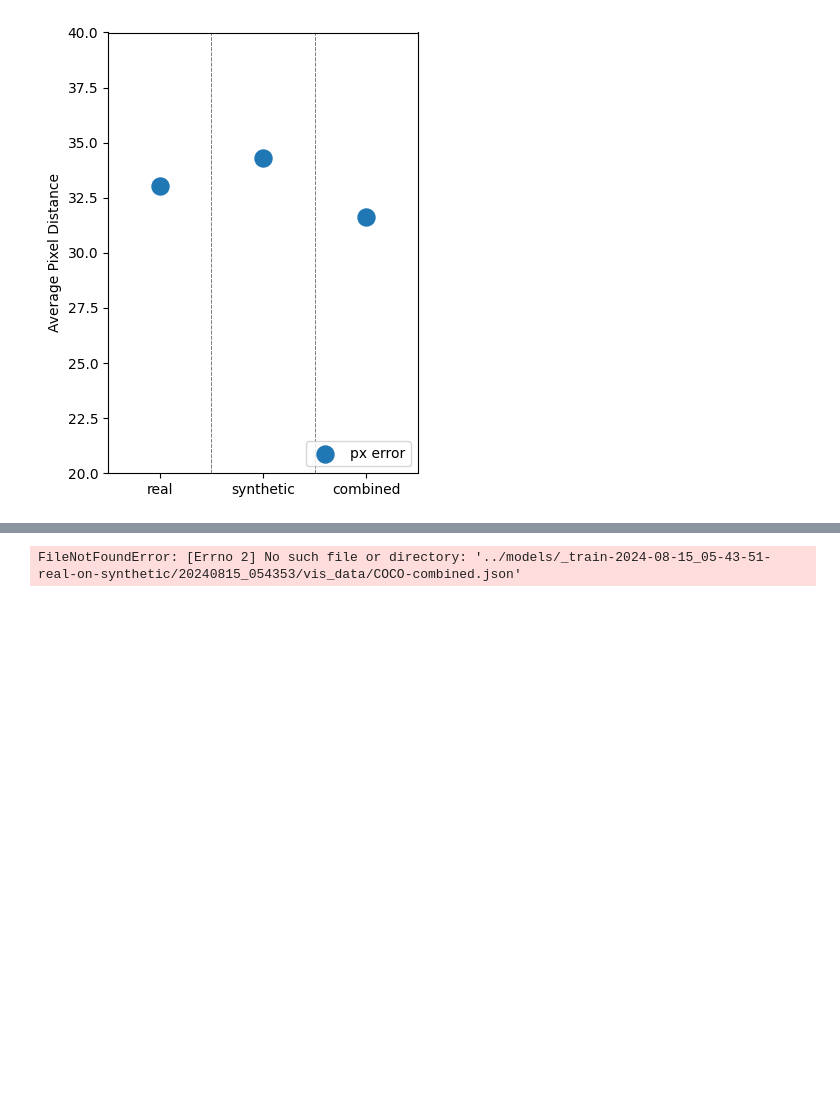
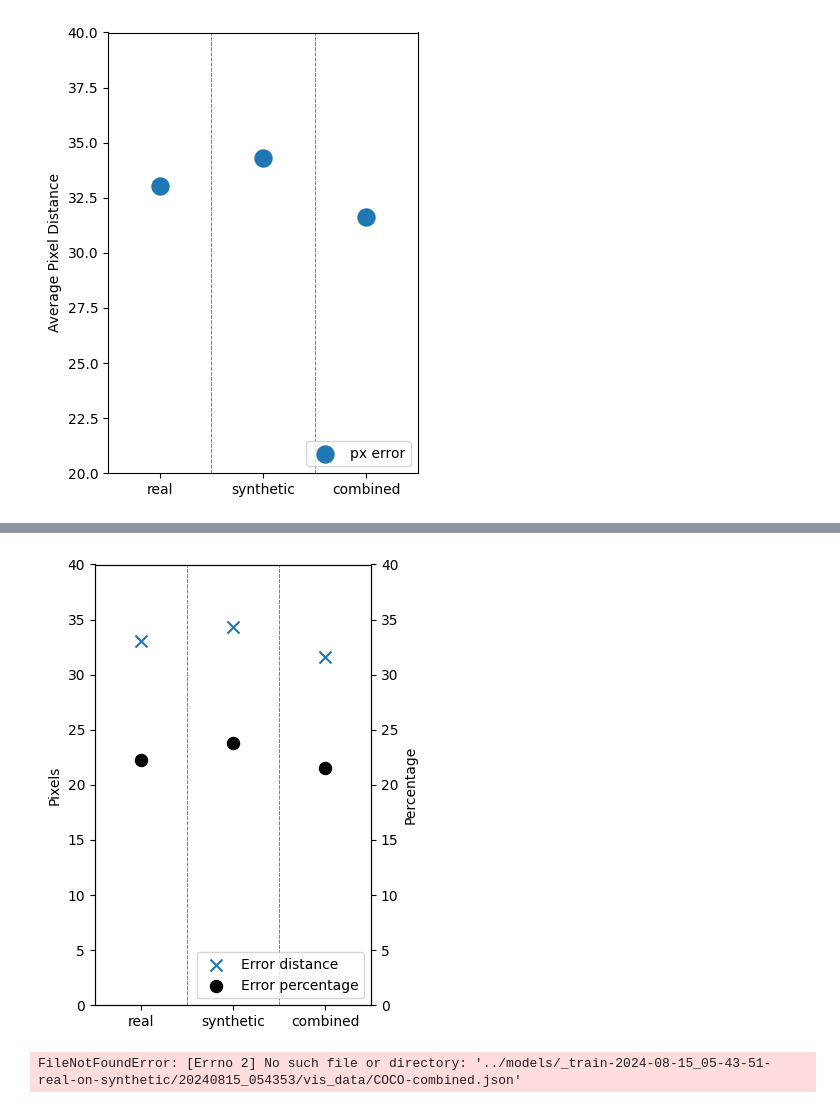
Before and after one commit to Galiold/mmpose-synthetic-tune, a Jupyter notebook: notebooks/evaluation.ipynb, the cells around one changed output, grey strips where cells are left out. Drawn from its saved outputs; the diff is of its cells as text; code cells hidden in the pictures; blank space fills up the shorter version.

```diff
--- a/notebooks/evaluation.ipynb
+++ b/notebooks/evaluation.ipynb
@@ -441,3 +494,36 @@ plt.show()
+# %%
+categories = ['real', 'synthetic', 'combined']
+pixel_errors = [np.mean(real_pixel_distance), np.mean(synthetic_pixel_distance), np.mean(combined_pixel_distance)]  # For real, synthetic, and mixed
+pixel_error_percentages = [np.mean(real_pixel_percentage) * 100, np.mean(synthetic_pixel_percentage) * 100, np.mean(combined_pixel_percentage) * 100]  # For real, synthetic, and mixed
+
+
+fig, ax1 = plt.subplots(figsize=(4, 5))
+scatter1 = ax1.scatter(categories, pixel_errors, marker='x', label='Error distance', s=75)
+ax1.set_ylabel('Pixels')
+ax1.set_ylim(0, 40)
+
+ax2 = ax1.twinx()
+scatter2 = ax2.scatter(categories, pixel_error_percentages, marker='o', label='Error percentage', s=75, color='black')
+ax2.set_ylim(0, 40)
+ax2.set_ylabel('Percentage')
+
+category_indices = np.arange(len(categories))
+for i in range(len(categories) - 1):
+    x_pos = (i + i + 1) / 2
+    plt.axvline(x=x_pos, color='grey', linestyle='--', linewidth=0.7)
+    plt.axvline(x=x_pos, color='grey', linestyle='--', linewidth=0.7)
+
+plt.xlim(-0.5, len(categories) - 0.5)
+
+scatters = [scatter1, scatter2]
+labels = [s.get_label() for s in scatters]
+plt.legend(scatters, labels, loc='lower right')
+
+plt.tight_layout()
+plt.savefig('figures/average-px-distance.png')
+plt.show()
+# %% [output]
+[figure, added]
 # %%
 with open('../models/_train-2024-08-15_05-43-51-real-on-synthetic/20240815_054353/vis_data/COCO-combined.json') as f:
     combined_info = [json.loads(line) for line in f.readlines()]
```
Also changed, not shown: parts of 3 cells of this notebook.
